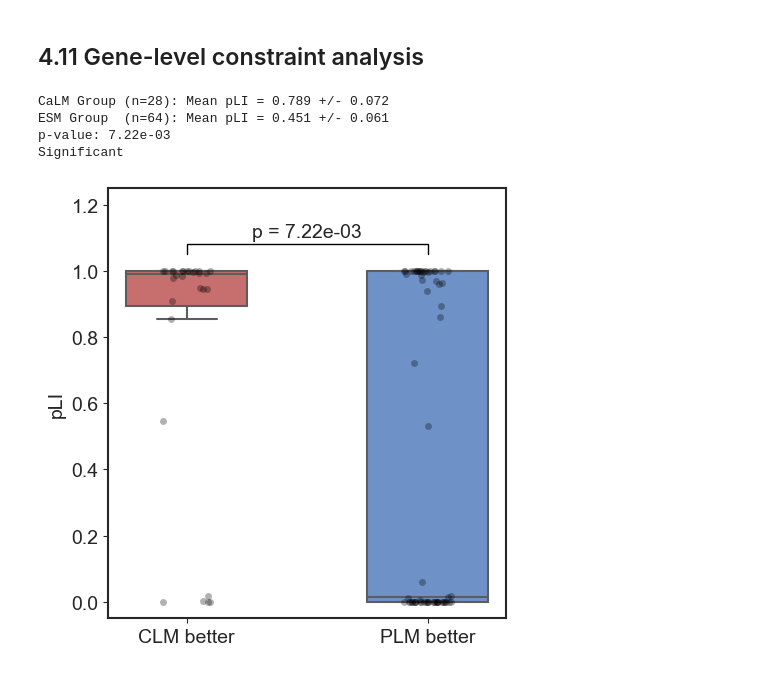
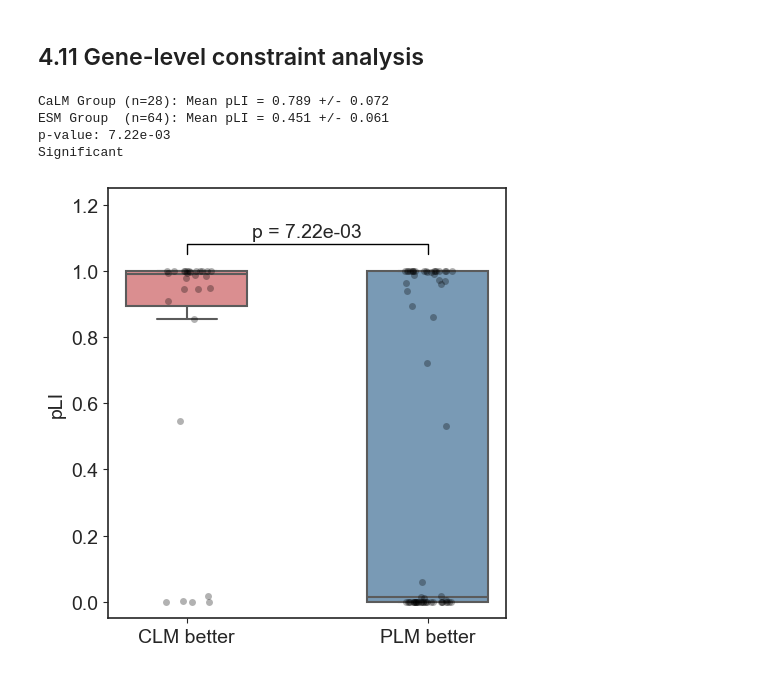
Before and after one commit to Cassie818/Viral-mut, a Jupyter notebook: bin/fig5.ipynb, the cells around one changed output. Saved outputs shown, nothing was run; the diff lists cells and outputs as text; code cells hidden in the pictures.

```diff
--- a/bin/fig5.ipynb
+++ b/bin/fig5.ipynb
@@ -88,8 +88,8 @@ missense['Diff'] = missense['LLR_prot'] - missense['LLR_gene']
 import matplotlib.pyplot as plt
 from matplotlib.ticker import FuncFormatter, MultipleLocator
 
-lower_cutoff = missense['Diff'].quantile(0.05)
-upper_cutoff = missense['Diff'].quantile(0.95)
+lower_cutoff = missense['Diff'].quantile(0.01)
+upper_cutoff = missense['Diff'].quantile(0.99)
 
 plt.rcParams.update({
     'font.size': 10,
@@ -120,11 +120,11 @@ for patch, left_edge, right_edge in zip(patches, bins[:-1], bins[1:]):
     bin_center = (left_edge + right_edge) / 2
 
     if bin_center < lower_cutoff or bin_center > upper_cutoff:
-        patch.set_facecolor('b')
+        patch.set_facecolor('r')
         patch.set_alpha(0.5)
 
 critical_kwargs = {
-    'color': 'blue',
+    'color': 'red',
     'linestyle': '--',
     'linewidth': 1.2,
     'alpha': 0.8,
@@ -149,8 +149,8 @@ def add_percentile_label(ax, x_pos, label_text, offset_direction):
         zorder=4
     )
 
-add_percentile_label(ax, lower_cutoff, "5%", -1)
-add_percentile_label(ax, upper_cutoff, "95%", 1)
+add_percentile_label(ax, lower_cutoff, "1%", -1)
+add_percentile_label(ax, upper_cutoff, "99%", 1)
 
 ax.set_xlim(-10, 10)
 ax.set_ylim(0, max(n) * 1.05)
@@ -892,35 +908,47 @@ try:
         print("Not Significant")
 
     plt.figure(figsize=(5, 5))
+    plt.rcParams.update({
+        'font.size': 14,
+        'axes.titlesize': 15,
+        'axes.labelsize': 14,
+        'xtick.labelsize': 13,
+        'ytick.labelsize': 13,
+        'legend.fontsize': 13,
+        'font.family': 'sans-serif',
+        'font.sans-serif': ['Arial'],
+        'axes.edgecolor': 'black',
+        'axes.linewidth': 1.2
+        })
+
     sns.set_style("ticks")
-
-    my_pal = {'CLM better': '#d65f5f', 'PLM better': '#5f8fd6'}
+    my_pal = {'CLM better': '#E68284', 'PLM better': '#6F9BBF'}
 
     ax = sns.boxplot(x='Group', y='pLI', data=df_plot, palette=my_pal,
                      width=0.5, linewidth=1.5, fliersize=0)
 
     sns.stripplot(x='Group', y='pLI', data=df_plot, color='black', alpha=0.3, jitter=True, size=5)
 
     y_max = 1.15
     y_line = 1.05
     col_max = df_plot['pLI'].max()
 
     plt.plot([0, 0, 1, 1], [y_line, y_line+0.03, y_line+0.03, y_line], lw=1.0, c='k')
     plt.text(0.5, y_line+0.04, f"p = {p_val:.2e}", ha='center', va='bottom', fontsize=14)
     plt.tick_params(axis='both', which='major', labelsize=14)
 
     plt.ylabel('pLI', fontsize=14)
     plt.xlabel('', fontsize=14)
     plt.ylim(-0.05, 1.25)
 
     plt.tight_layout()
     plt.show()
 
 except Exception as e:
     print(f"Error: {e}")
 # %% [output]
 CaLM Group (n=28): Mean pLI = 0.789 +/- 0.072
 ESM Group  (n=64): Mean pLI = 0.451 +/- 0.061
 p-value: 7.22e-03
 Significant
-[figure, old version]
+[figure, new version]
```
Also changed, not shown: parts of 6 cells of this notebook.
